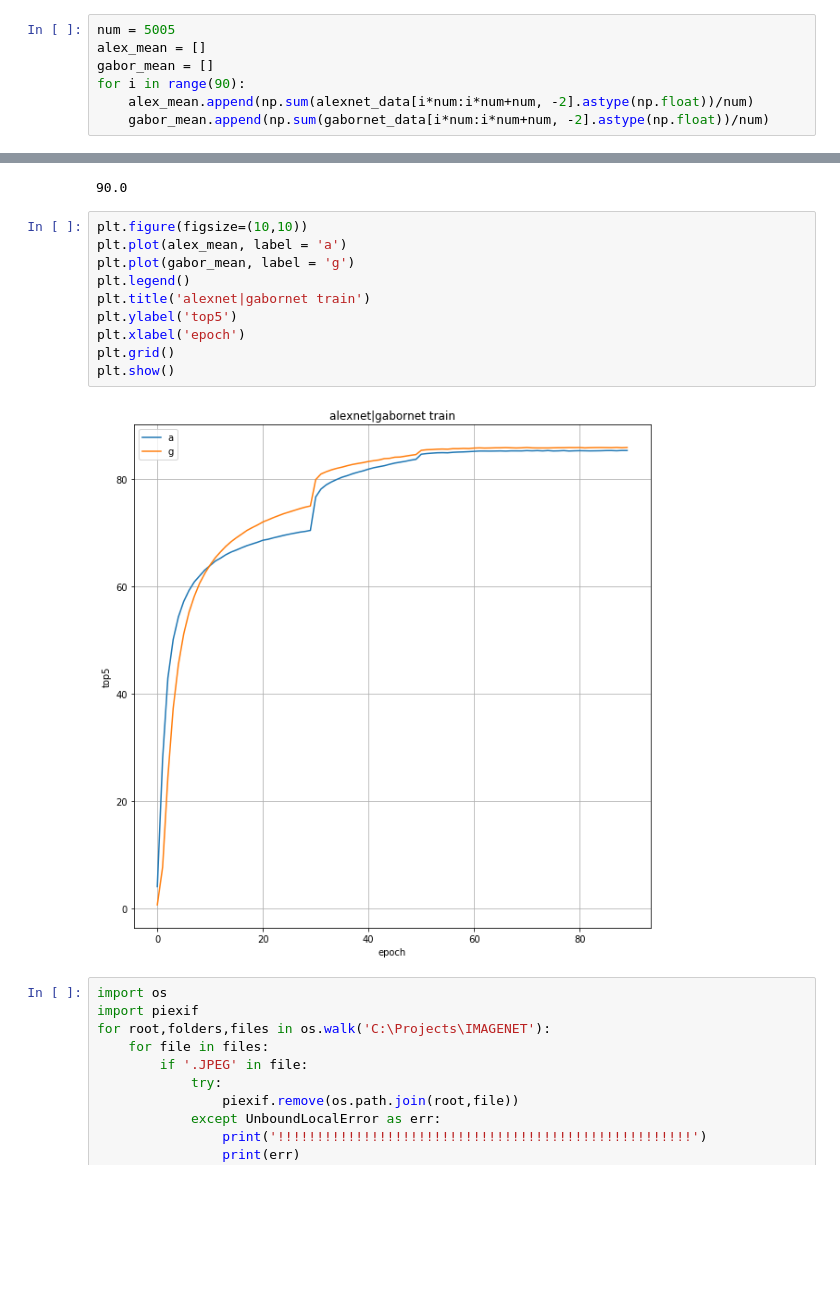
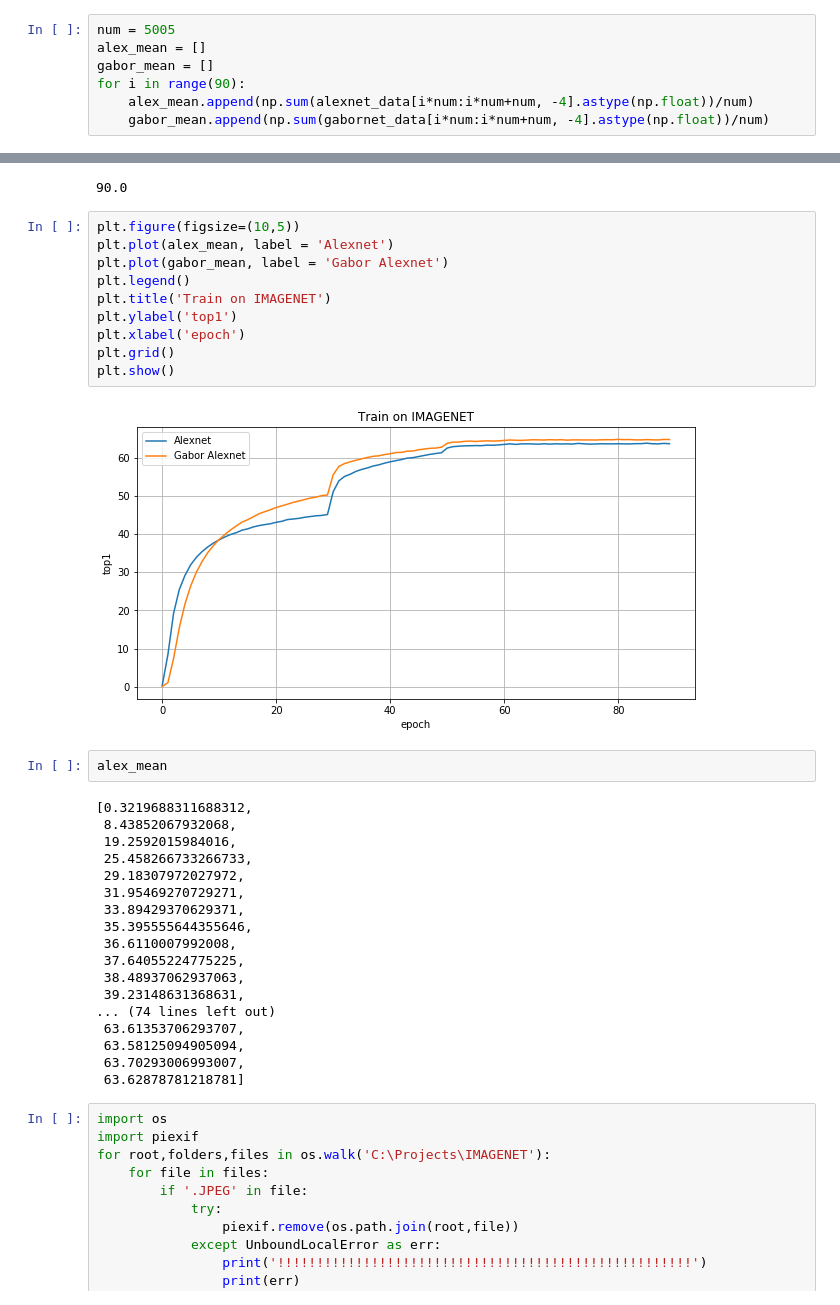
Before and after one commit to iKintosh/GaborNet, a Jupyter notebook: Untitled1.ipynb, the cells around one changed output, grey strips where cells are left out. Saved outputs shown, nothing was run; the diff lists cells and outputs as text; blank space fills up the shorter version.

```diff
--- a/Untitled1.ipynb
+++ b/Untitled1.ipynb
@@ -22,24 +28,44 @@ num = 5005
 alex_mean = []
 gabor_mean = []
 for i in range(90):
-    alex_mean.append(np.sum(alexnet_data[i*num:i*num+num, -2].astype(np.float))/num)
-    gabor_mean.append(np.sum(gabornet_data[i*num:i*num+num, -2].astype(np.float))/num)
+    alex_mean.append(np.sum(alexnet_data[i*num:i*num+num, -4].astype(np.float))/num)
+    gabor_mean.append(np.sum(gabornet_data[i*num:i*num+num, -4].astype(np.float))/num)
 # %%
 len(gabornet_data)/num
 # %% [output]
 90.0
 # %%
-plt.figure(figsize=(10,10))
-plt.plot(alex_mean, label = 'a')
-plt.plot(gabor_mean, label = 'g')
+plt.figure(figsize=(10,5))
+plt.plot(alex_mean, label = 'Alexnet')
+plt.plot(gabor_mean, label = 'Gabor Alexnet')
 plt.legend()
-plt.title('alexnet|gabornet train')
-plt.ylabel('top5')
+plt.title('Train on IMAGENET')
+plt.ylabel('top1')
 plt.xlabel('epoch')
 plt.grid()
 plt.show()
 # %% [output]
-[figure, old version]
+[figure, new version]
+# %%
+alex_mean
+# %% [output]
+[0.3219688311688312,
+ 8.43852067932068,
+ 19.2592015984016,
+ 25.458266733266733,
+ 29.18307972027972,
+ 31.95469270729271,
+ 33.89429370629371,
+ 35.395555644355646,
+ 36.6110007992008,
+ 37.64055224775225,
+ 38.48937062937063,
+ 39.23148631368631,
+... (74 lines left out)
+ 63.61353706293707,
+ 63.58125094905094,
+ 63.70293006993007,
+ 63.62878781218781]
 # %%
 import os
 import piexif
```
Also changed, not shown: parts of 3 cells of this notebook, 13 other files.
